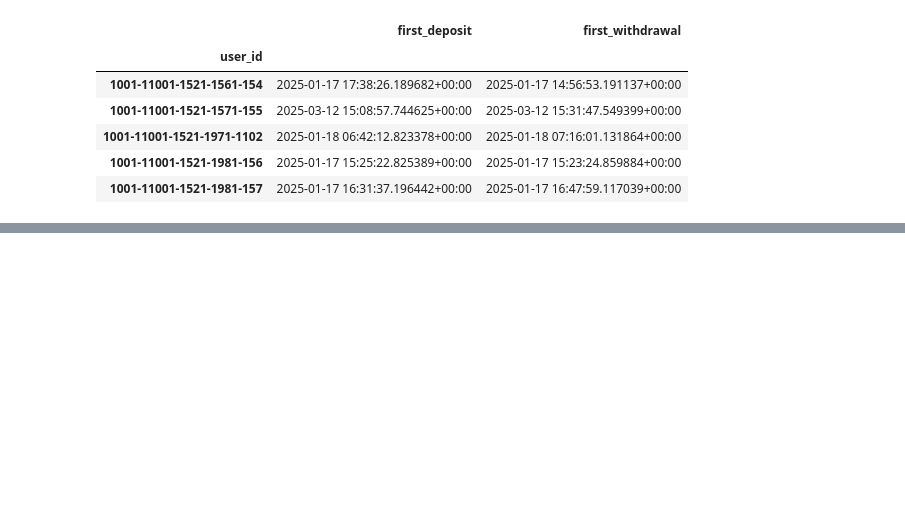
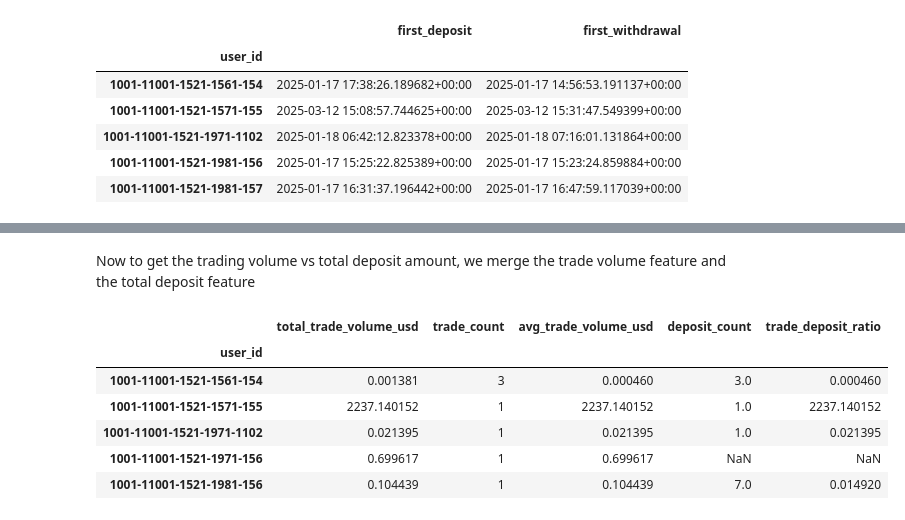
Before and after one commit to olaoluwaoyebola/NUPAT-AI-Assessment, a Jupyter notebook: Nupat_Assessment.ipynb, the cells around one changed output, grey strips where cells are left out. Drawn from its saved outputs; the diff is of its cells as text; code cells hidden in the pictures; blank space fills up the shorter version.

```diff
--- a/Nupat_Assessment.ipynb
+++ b/Nupat_Assessment.ipynb
@@ -398,0 +436,8 @@ time_feat.head()
+# %%
+# aggregate trade volume per user: feature for trading volume
+trade_vol_feat = trade_df.groupby("user_id").agg(
+    total_trade_volume_usd=("value_USD", "sum"),
+    trade_count=("value_USD", "count"),
+    avg_trade_volume_usd=("value_USD", "mean"))
+
+trade_vol_feat.head()
@@ -398,0 +463,7 @@ time_feat.head()
+# %%
+# aggregate deposits
+deposit_feat = deposits.groupby("user_id").agg(
+    deposit_count = ("user_id", "count")
+)
+
+deposit_feat.head()
@@ -398,0 +478,21 @@ time_feat.head()
+# %% [markdown]
+Now to get the trading volume vs total deposit amount, we merge the trade volume feature and the total deposit feature
+# %%
+# merge the two features
+
+trade_deposit_feat = trade_vol_feat.merge(
+    deposit_feat, on = "user_id", how = "left"
+)
+
+# derive the ratio of trade volume to total deposits
+trade_deposit_feat["trade_deposit_ratio"] = trade_deposit_feat["total_trade_volume_usd"] / trade_deposit_feat["deposit_count"].replace(0,1)
+
+trade_deposit_feat.head()
+# %% [output]
+|  | total_trade_volume_usd | trade_count | avg_trade_volume_usd | deposit_count | trade_deposit_ratio |
+| user_id |  |  |  |  |  |
+| 1001-11001-1521-1561-154 | 0.001381 | 3 | 0.000460 | 3.0 | 0.000460 |
+| 1001-11001-1521-1571-155 | 2237.140152 | 1 | 2237.140152 | 1.0 | 2237.140152 |
+| 1001-11001-1521-1971-1102 | 0.021395 | 1 | 0.021395 | 1.0 | 0.021395 |
+| 1001-11001-1521-1971-156 | 0.699617 | 1 | 0.699617 | NaN | NaN |
+| 1001-11001-1521-1981-156 | 0.104439 | 1 | 0.104439 | 7.0 | 0.014920 |
```
Also changed, not shown: parts of 9 cells of this notebook.
